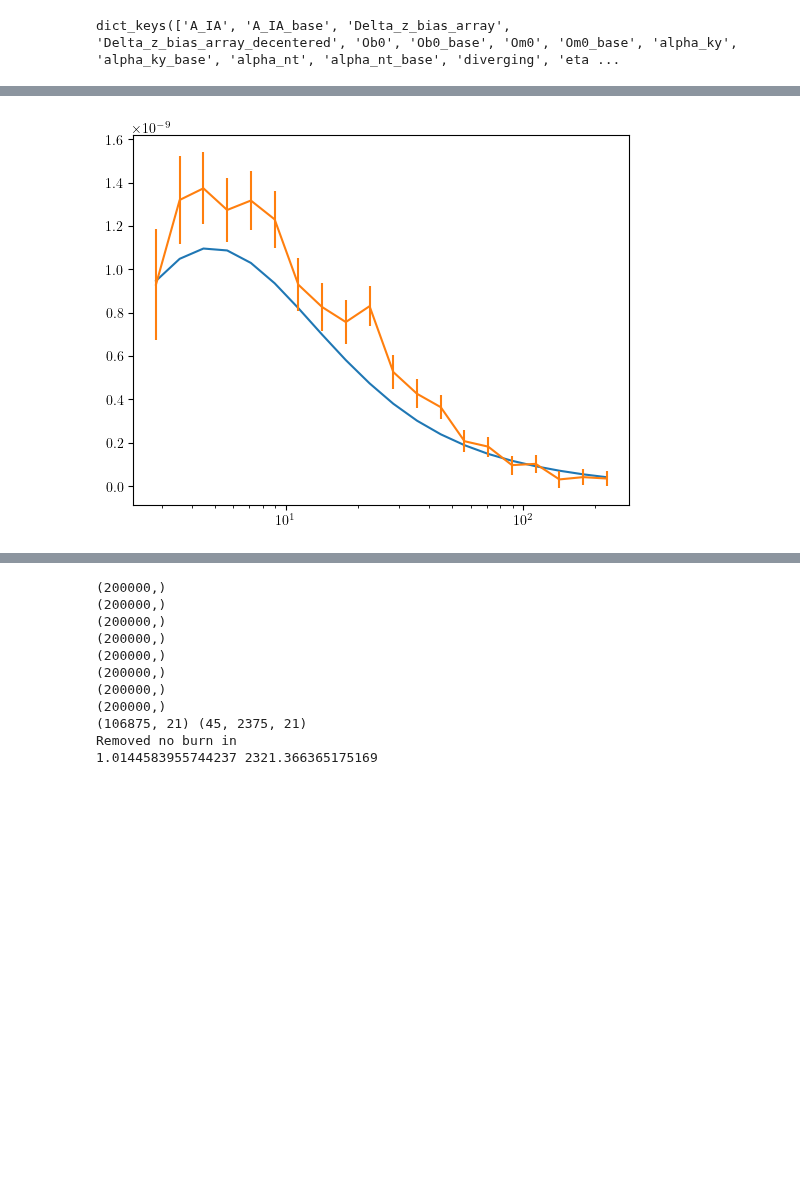
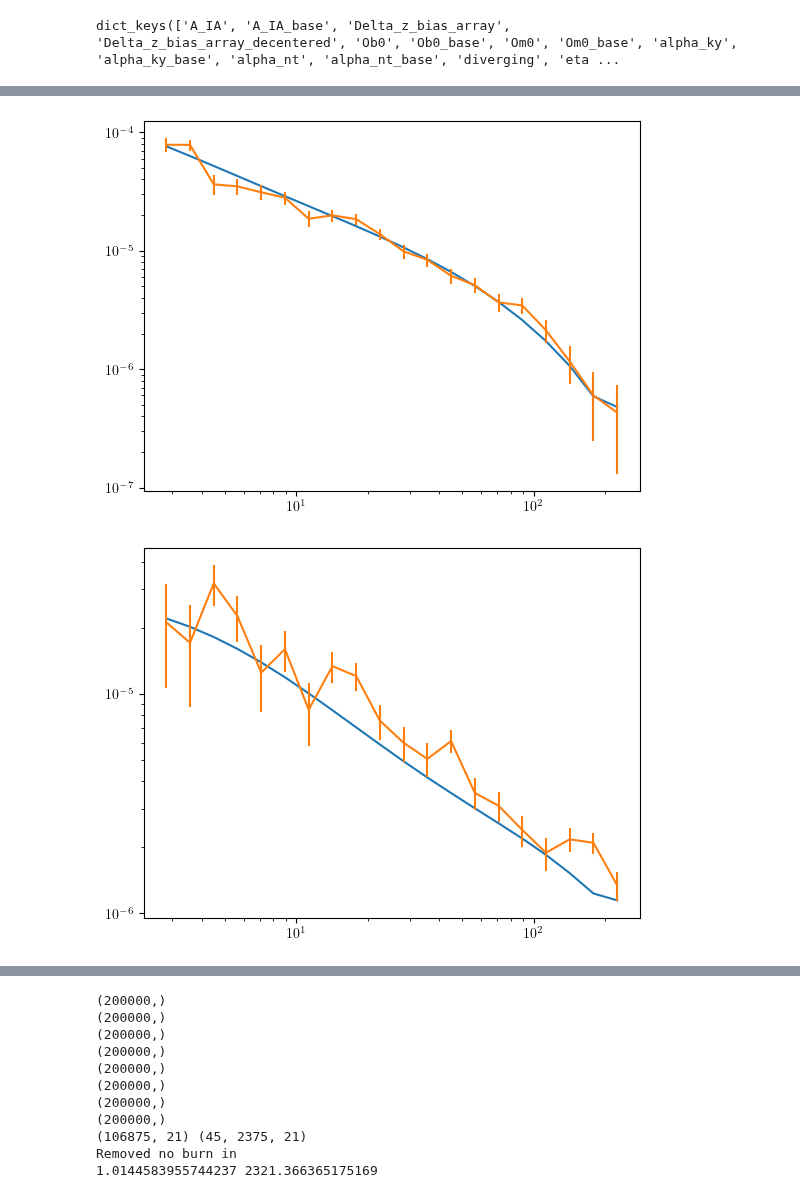
Before and after one commit to shivampcosmo/GODMAX, a Jupyter notebook: run_scripts/dtai/bestfit_plot.ipynb, the cells around one changed output, grey strips where cells are left out. Drawn from its saved outputs; the diff is of its cells as text; code cells hidden in the pictures; blank space fills up the shorter version.

```diff
--- a/run_scripts/dtai/bestfit_plot.ipynb
+++ b/run_scripts/dtai/bestfit_plot.ipynb
@@ -204,11 +280,65 @@ data_vec = jnp.array(xi_all)
+# %%
+b1 = 4
+b2 =4
+indsel = np.where((bin1_all == (b1)) & (bin2_all == (b2)))[0]
+sig_all = np.sqrt(np.diag(cov_total))
+pl.figure()
+pl.plot(analysis_dict['angles_data_array'], xis_test.xip_out_mat[:,b1-1, b2-1])
+pl.errorbar(analysis_dict['angles_data_array'], xi_all[indsel][0:20], yerr=sig_all[indsel][0:20])
+pl.yscale('log')
+pl.xscale('log')
+pl.show()
+
+# bj = 3
+indsel = np.where((bin1_all == (b1)) & (bin2_all == (b2)))[0]
+sig_all = np.sqrt(np.diag(cov_total))
+pl.figure()
+pl.plot(analysis_dict['angles_data_array'], xis_test.xim_out_mat[:,b1-1, b2-1])
+pl.errorbar(analysis_dict['angles_data_array'], xi_all[indsel][20:40], yerr=sig_all[indsel][20:40])
+pl.yscale('log')
+pl.xscale('log')
+pl.show()
+# %% [output]
+[figure, added]
+[figure, added]
 # %%
-bj = 3
-sig_all = np.sqrt(np.diag(cov_total))
-pl.figure()
-pl.plot(analysis_dict['angles_data_array'], xis_test.gty_out_mat[:,bj])
-pl.errorbar(analysis_dict['angles_data_array'], data_vec[20*bj:20*(bj+1)], yerr=sig_all[20*bj:20*(bj+1)])
-# pl.yscale('log')
-pl.xscale('log')
+h = sim_params_dict['cosmo']['H0'] / 100.0
+Ob = sim_params_dict['cosmo']['Ob0']
+Om = sim_params_dict['cosmo']['Om0']
+import astropy.units as u
+from astropy import constants as const
+import jax_cosmo.background as bkgrd
+sigmat = const.sigma_T
+m_e = const.m_e
+c = const.c
+coeff = sigmat / (m_e * (c ** 2))
+oneMpc_h_to_cm = (((10 ** 6)/h) * (u.pc).to(u.cm))
+const_coeff = ((coeff).to(((u.kpc ** 2) / u.keV))).value
+
+from scipy.interpolate import interp1d
+import jax_cosmo.background as bkgrd
+z_array = profiles_test.z_array
+scale_fac_a_array = 1.0 / (1.0 + z_array)
+indz = 0
+Ez = np.sqrt(bkgrd.growth_factor(profiles_test.cosmo_jax, scale_fac_a_array))[indz]
+# M200_noh = M_array[indM]/h
+h70 = h/0.7
+M_array = profiles_test.M_array
+Y_model_all = np.zeros(len(M_array))
+Y_ss_all = np.zeros(len(M_array))
+for jM in range(len(M_array)):
+    Mj = M_array[jM]
+    M200_noh = Mj/h
+    Y_ss = 97.6 * (1/h70) * (Ez**(2/3.)) * (M200_noh/(1e15/h70))**(5/3.) * (Ob/0.043) * (0.25/Om)
+
+    # r200_jM = BCMP_test.r200c_mat[jM, indz]
+    r200_jM = profiles_test.r200c_mat[jM, indz]
+    r_array_jM = np.logspace(-3, np.log10(r200_jM), 100)
+    Pe_jz_jM = profiles_test.Pe_mat_physical[:, indz, jM]
+    interpPe = interp1d(np.log(profiles_test.r_array), np.log(Pe_jz_jM), fill_value='extrapolate')
+    Pe_jM = np.exp(interpPe(np.log(r_array_jM)))
+    Y_jM = np.trapz(4 * np.pi * r_array_jM**3 * Pe_jM, np.log(r_array_jM))
+
+    Y_model_all[jM] = const_coeff * Y_jM * (oneMpc_h_to_cm**3)
+    Y_ss_all[jM] = Y_ss
-# %% [output]
-[figure, removed]
 # %%
```
Also changed, not shown: parts of 27 cells of this notebook, 44 other files.
